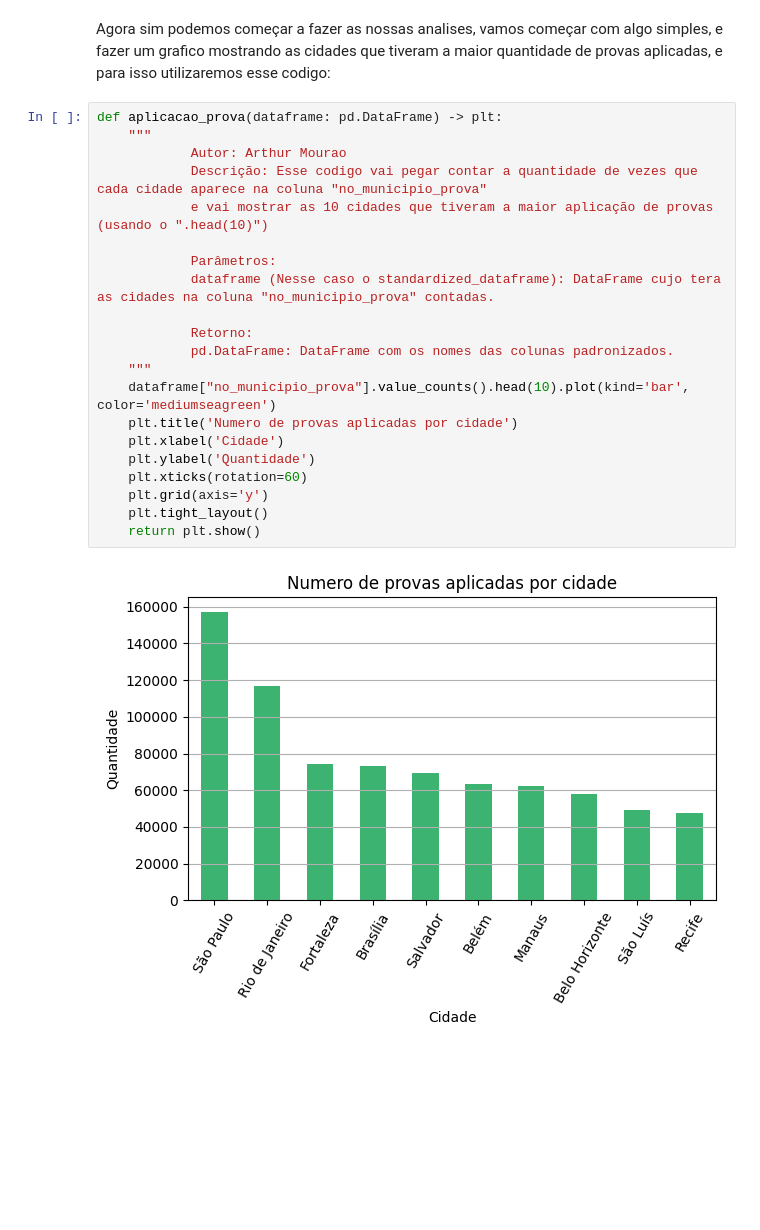
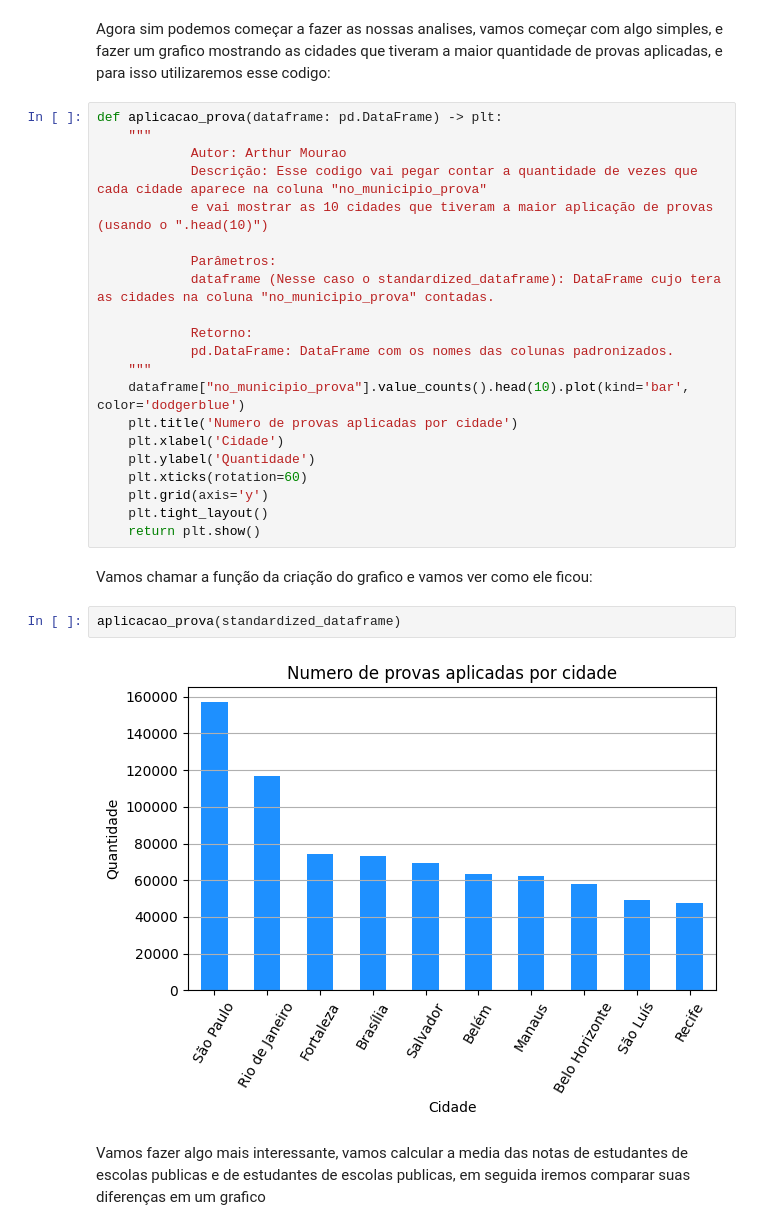
Before and after one commit to 4lbanes/GEIA-25.1, a Jupyter notebook: src/Enem2023_Analise/Analise.ipynb, the cells around one changed output. Saved outputs shown, nothing was run; the diff lists cells and outputs as text; blank space fills up the shorter version.

```diff
--- a/src/Enem2023_Analise/Analise.ipynb
+++ b/src/Enem2023_Analise/Analise.ipynb
@@ -71,7 +71,7 @@ def aplicacao_prova(dataframe: pd.DataFrame) -> plt:
             Retorno:
             pd.DataFrame: DataFrame com os nomes das colunas padronizados.
     """
-    dataframe["no_municipio_prova"].value_counts().head(10).plot(kind='bar', color='mediumseagreen')
+    dataframe["no_municipio_prova"].value_counts().head(10).plot(kind='bar', color='dodgerblue')
     plt.title('Numero de provas aplicadas por cidade')
     plt.xlabel('Cidade')
     plt.ylabel('Quantidade')
@@ -79,5 +79,11 @@ def aplicacao_prova(dataframe: pd.DataFrame) -> plt:
     plt.grid(axis='y')
     plt.tight_layout()
     return plt.show()
-# %% [output]
-[figure, removed]
+# %% [markdown]
+Vamos chamar a função da criação do grafico e vamos ver como ele ficou:
+# %%
+aplicacao_prova(standardized_dataframe)
+# %% [output]
+[figure, added]
+# %% [markdown]
+Vamos fazer algo mais interessante, vamos calcular a media das notas de estudantes de escolas publicas e de estudantes de escolas publicas, em seguida iremos comparar suas diferenças em um grafico
```
Also changed, not shown: parts of 5 cells of this notebook.
